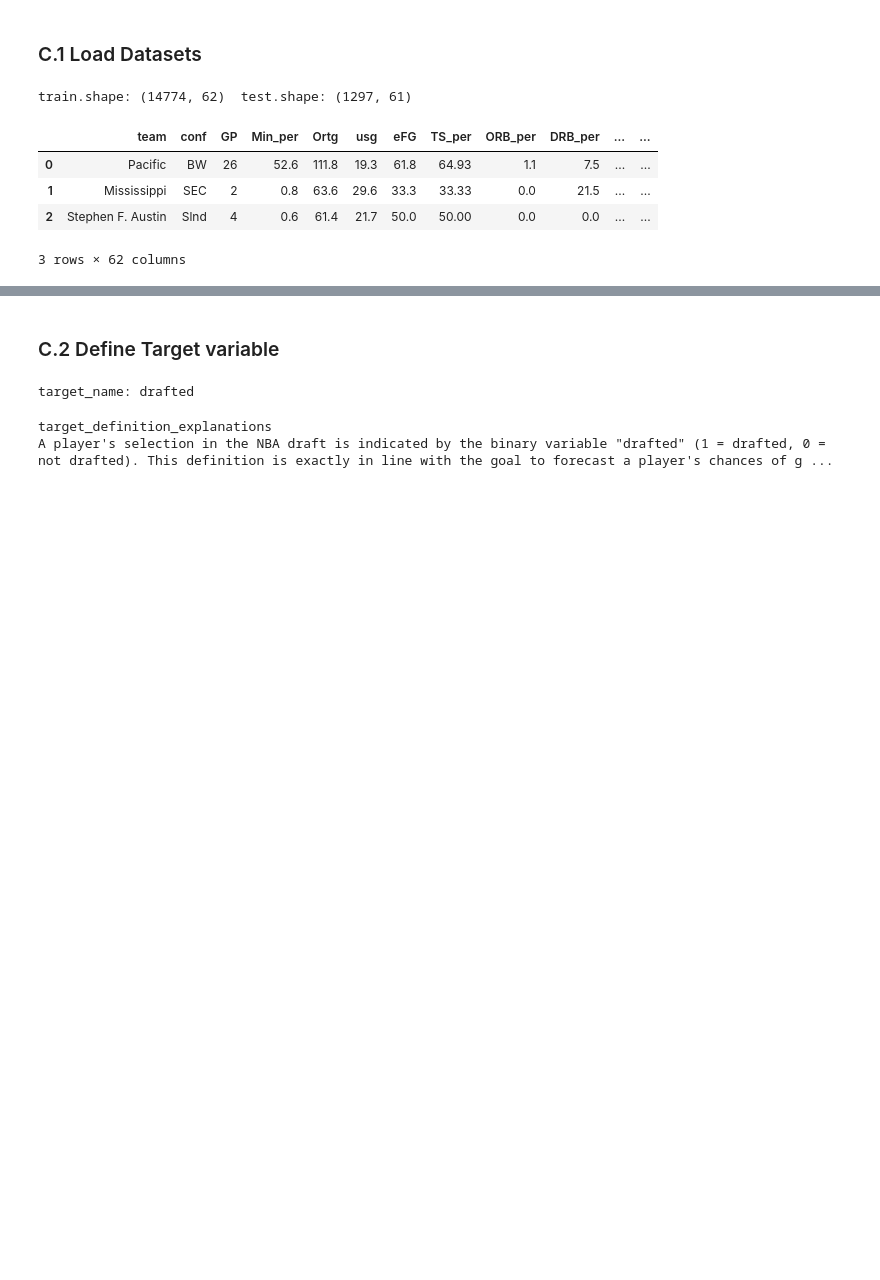
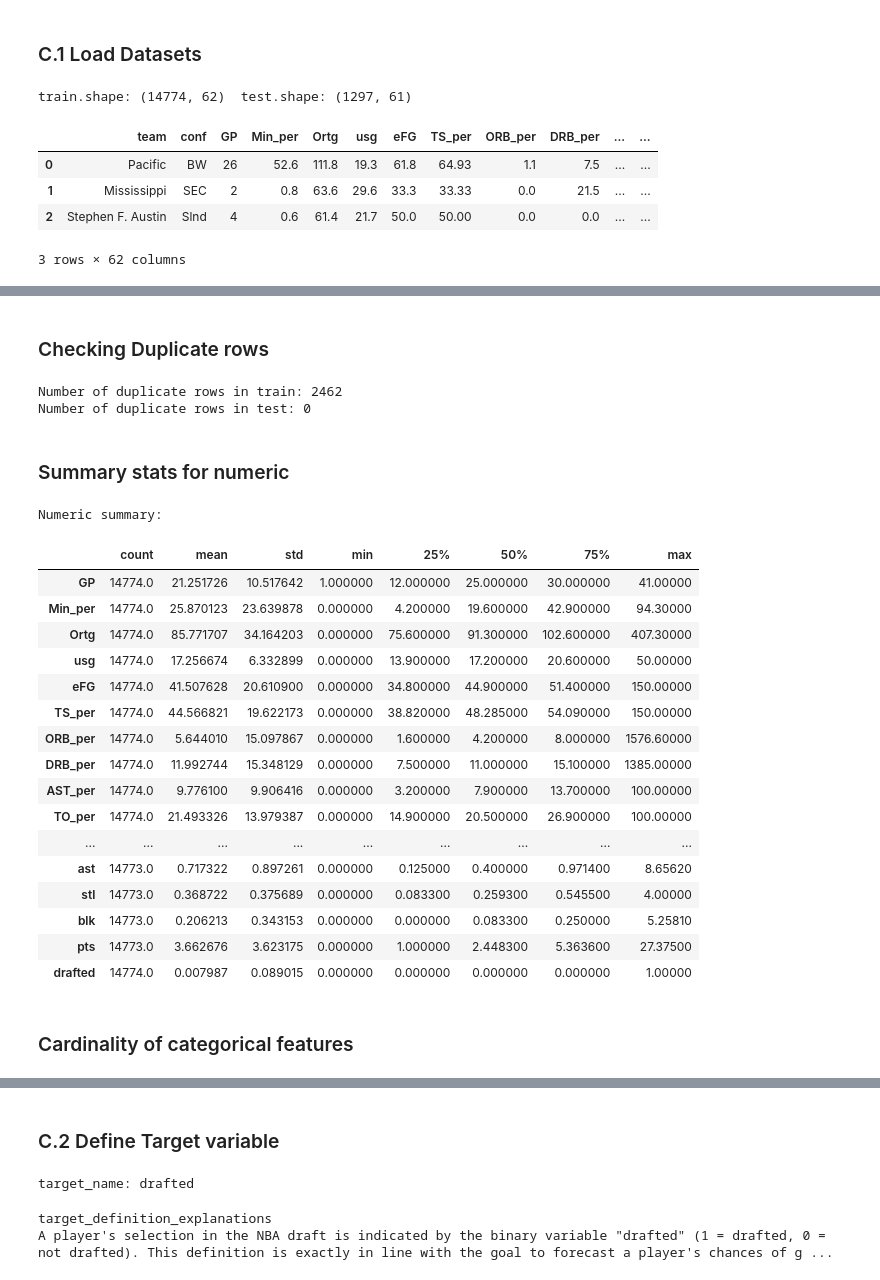
Before and after one commit to NaynaJahan/Performance-Analysis-in-NBA-Draft, a Jupyter notebook: notebooks/36120-25SP-AT1-12-25238736-experiment0.ipynb, the cells around one changed output, grey strips where cells are left out. Drawn from its saved outputs; the diff is of its cells as text; code cells hidden in the pictures; blank space fills up the shorter version.

```diff
--- a/notebooks/36120-25SP-AT1-12-25238736-experiment0.ipynb
+++ b/notebooks/36120-25SP-AT1-12-25238736-experiment0.ipynb
@@ -248,0 +273,34 @@ train.shape: (14774, 62)  test.shape: (1297, 61)
+# %% [markdown]
+### Checking Duplicate rows
+# %%
+print("\nNumber of duplicate rows in train:", train.duplicated().sum())
+print("Number of duplicate rows in test:", test.duplicated().sum())
+# %% [output]
+Number of duplicate rows in train: 2462
+Number of duplicate rows in test: 0
+# %% [markdown]
+### Summary stats for numeric
+# %%
+print("\nNumeric summary:")
+display(train.describe().T)
+# %% [output]
+Numeric summary:
+|  | count | mean | std | min | 25% | 50% | 75% | max |
+| GP | 14774.0 | 21.251726 | 10.517642 | 1.000000 | 12.000000 | 25.000000 | 30.000000 | 41.00000 |
+| Min_per | 14774.0 | 25.870123 | 23.639878 | 0.000000 | 4.200000 | 19.600000 | 42.900000 | 94.30000 |
+| Ortg | 14774.0 | 85.771707 | 34.164203 | 0.000000 | 75.600000 | 91.300000 | 102.600000 | 407.30000 |
+| usg | 14774.0 | 17.256674 | 6.332899 | 0.000000 | 13.900000 | 17.200000 | 20.600000 | 50.00000 |
+| eFG | 14774.0 | 41.507628 | 20.610900 | 0.000000 | 34.800000 | 44.900000 | 51.400000 | 150.00000 |
+| TS_per | 14774.0 | 44.566821 | 19.622173 | 0.000000 | 38.820000 | 48.285000 | 54.090000 | 150.00000 |
+| ORB_per | 14774.0 | 5.644010 | 15.097867 | 0.000000 | 1.600000 | 4.200000 | 8.000000 | 1576.60000 |
+| DRB_per | 14774.0 | 11.992744 | 15.348129 | 0.000000 | 7.500000 | 11.000000 | 15.100000 | 1385.00000 |
+| AST_per | 14774.0 | 9.776100 | 9.906416 | 0.000000 | 3.200000 | 7.900000 | 13.700000 | 100.00000 |
+| TO_per | 14774.0 | 21.493326 | 13.979387 | 0.000000 | 14.900000 | 20.500000 | 26.900000 | 100.00000 |
+| ... | ... | ... | ... | ... | ... | ... | ... | ... |
+| ast | 14773.0 | 0.717322 | 0.897261 | 0.000000 | 0.125000 | 0.400000 | 0.971400 | 8.65620 |
+| stl | 14773.0 | 0.368722 | 0.375689 | 0.000000 | 0.083300 | 0.259300 | 0.545500 | 4.00000 |
+| blk | 14773.0 | 0.206213 | 0.343153 | 0.000000 | 0.000000 | 0.083300 | 0.250000 | 5.25810 |
+| pts | 14773.0 | 3.662676 | 3.623175 | 0.000000 | 1.000000 | 2.448300 | 5.363600 | 27.37500 |
+| drafted | 14774.0 | 0.007987 | 0.089015 | 0.000000 | 0.000000 | 0.000000 | 0.000000 | 1.00000 |
+# %% [markdown]
+### Cardinality of categorical features
```
Also changed, not shown: parts of 7 cells of this notebook, 1 other file.
